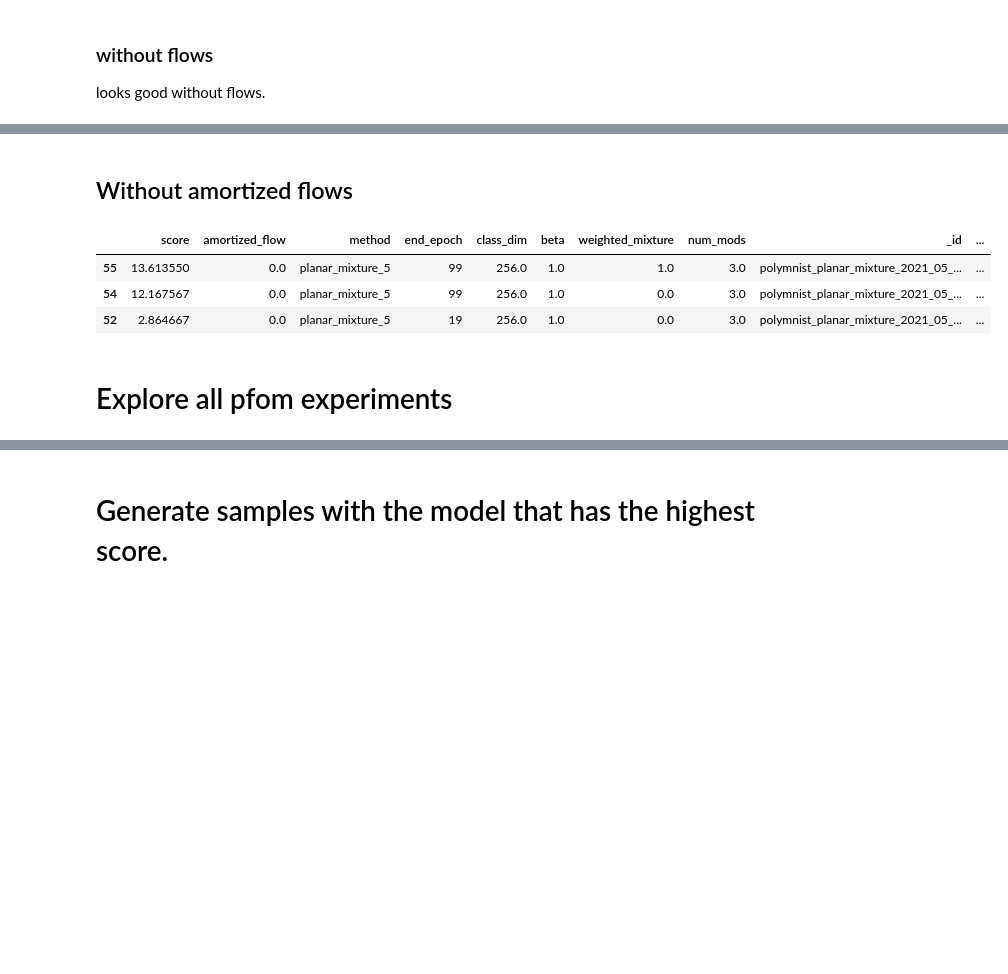
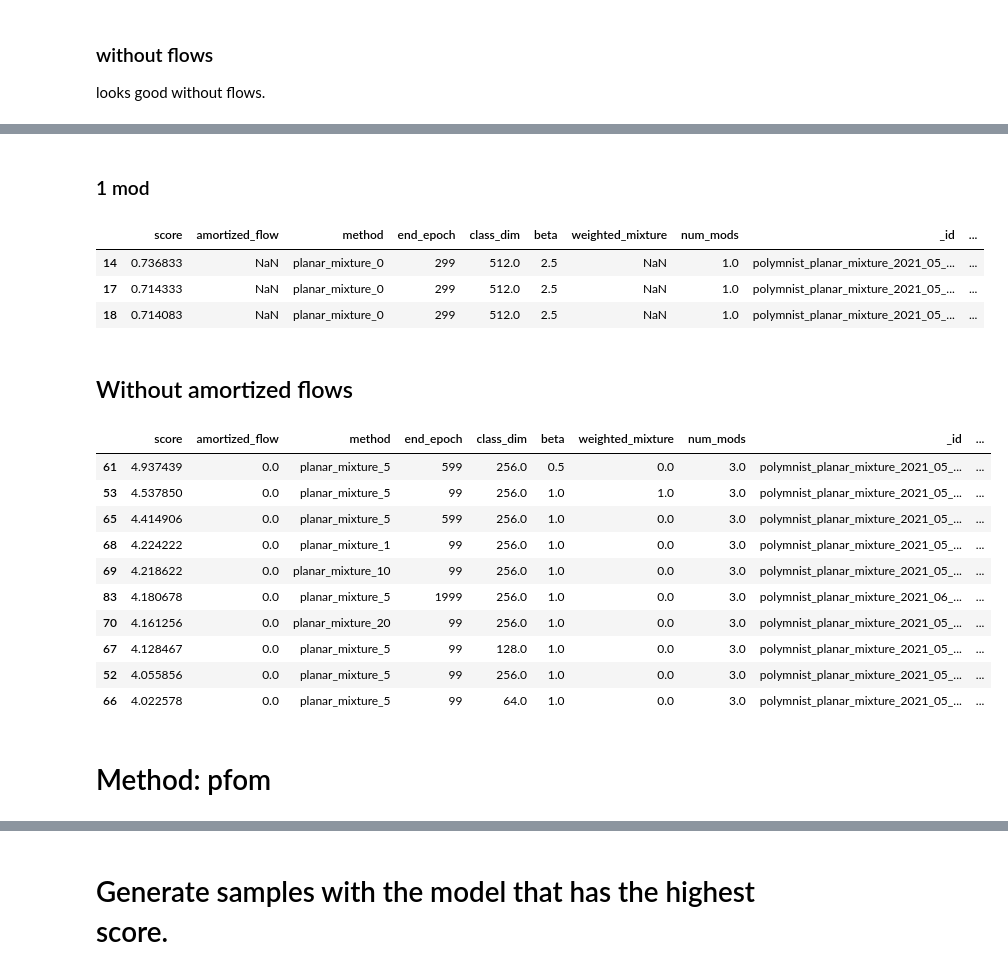
Before and after one commit to Jimmy2027/MMVAE_Hub, a Jupyter notebook: mmvae_hub/experiment_vis/experiments_exploration.ipynb, the cells around one changed output, grey strips where cells are left out. Cells and saved outputs as stored; diff of their text form; code cells hidden in the pictures; blank space fills up the shorter version.

Commit message:
update experiment vis

```diff
--- a/mmvae_hub/experiment_vis/experiments_exploration.ipynb
+++ b/mmvae_hub/experiment_vis/experiments_exploration.ipynb
@@ -59,14 +71,30 @@ df.loc[(df['method'].str.startswith('planar_mixture')) & (df['num_flows'] == 0)
+# %% [markdown]
+### 1 mod
+# %%
+df.loc[(df['method'].str.startswith('planar_mixture')) & (df['num_mods'] == 1) ][[*show_cols]].sort_values(by=['score'], ascending=False).head(3)
+# %% [output]
+|  | score | amortized_flow | method | end_epoch | class_dim | beta | weighted_mixture | num_mods | _id | ... |
+| 14 | 0.736833 | NaN | planar_mixture_0 | 299 | 512.0 | 2.5 | NaN | 1.0 | polymnist_planar_mixture_2021_05_... | ... |
+| 17 | 0.714333 | NaN | planar_mixture_0 | 299 | 512.0 | 2.5 | NaN | 1.0 | polymnist_planar_mixture_2021_05_... | ... |
+| 18 | 0.714083 | NaN | planar_mixture_0 | 299 | 512.0 | 2.5 | NaN | 1.0 | polymnist_planar_mixture_2021_05_... | ... |
 # %% [markdown]
 ## Without amortized flows
 # %%
-df.loc[(df['method'].str.startswith('planar_mixture'))&(df['amortized_flow'] == 0.0)][[*show_cols]].sort_values(by=['score'], ascending=False).head(3)
+df.loc[(df['method'].str.startswith('planar_mixture'))&(df['amortized_flow'] == 0.0)][[*show_cols]].sort_values(by=['score'], ascending=False).head(10)
 # %% [output]
 |  | score | amortized_flow | method | end_epoch | class_dim | beta | weighted_mixture | num_mods | _id | ... |
-| 55 | 13.613550 | 0.0 | planar_mixture_5 | 99 | 256.0 | 1.0 | 1.0 | 3.0 | polymnist_planar_mixture_2021_05_... | ... |
-| 54 | 12.167567 | 0.0 | planar_mixture_5 | 99 | 256.0 | 1.0 | 0.0 | 3.0 | polymnist_planar_mixture_2021_05_... | ... |
-| 52 | 2.864667 | 0.0 | planar_mixture_5 | 19 | 256.0 | 1.0 | 0.0 | 3.0 | polymnist_planar_mixture_2021_05_... | ... |
+| 61 | 4.937439 | 0.0 | planar_mixture_5 | 599 | 256.0 | 0.5 | 0.0 | 3.0 | polymnist_planar_mixture_2021_05_... | ... |
+| 53 | 4.537850 | 0.0 | planar_mixture_5 | 99 | 256.0 | 1.0 | 1.0 | 3.0 | polymnist_planar_mixture_2021_05_... | ... |
+| 65 | 4.414906 | 0.0 | planar_mixture_5 | 599 | 256.0 | 1.0 | 0.0 | 3.0 | polymnist_planar_mixture_2021_05_... | ... |
+| 68 | 4.224222 | 0.0 | planar_mixture_1 | 99 | 256.0 | 1.0 | 0.0 | 3.0 | polymnist_planar_mixture_2021_05_... | ... |
+| 69 | 4.218622 | 0.0 | planar_mixture_10 | 99 | 256.0 | 1.0 | 0.0 | 3.0 | polymnist_planar_mixture_2021_05_... | ... |
+| 83 | 4.180678 | 0.0 | planar_mixture_5 | 1999 | 256.0 | 1.0 | 0.0 | 3.0 | polymnist_planar_mixture_2021_06_... | ... |
+| 70 | 4.161256 | 0.0 | planar_mixture_20 | 99 | 256.0 | 1.0 | 0.0 | 3.0 | polymnist_planar_mixture_2021_05_... | ... |
+| 67 | 4.128467 | 0.0 | planar_mixture_5 | 99 | 128.0 | 1.0 | 0.0 | 3.0 | polymnist_planar_mixture_2021_05_... | ... |
+| 52 | 4.055856 | 0.0 | planar_mixture_5 | 99 | 256.0 | 1.0 | 0.0 | 3.0 | polymnist_planar_mixture_2021_05_... | ... |
+| 66 | 4.022578 | 0.0 | planar_mixture_5 | 99 | 64.0 | 1.0 | 0.0 | 3.0 | polymnist_planar_mixture_2021_05_... | ... |
 # %% [markdown]
-# Explore all pfom experiments
+# Method: pfom
 # %%
 df.loc[df['method'].str.startswith('pfom')][[*show_cols]].sort_values(by=['score'], ascending=False)
 # %% [output]
```
Also changed, not shown: parts of 27 cells of this notebook, 2 other files.
